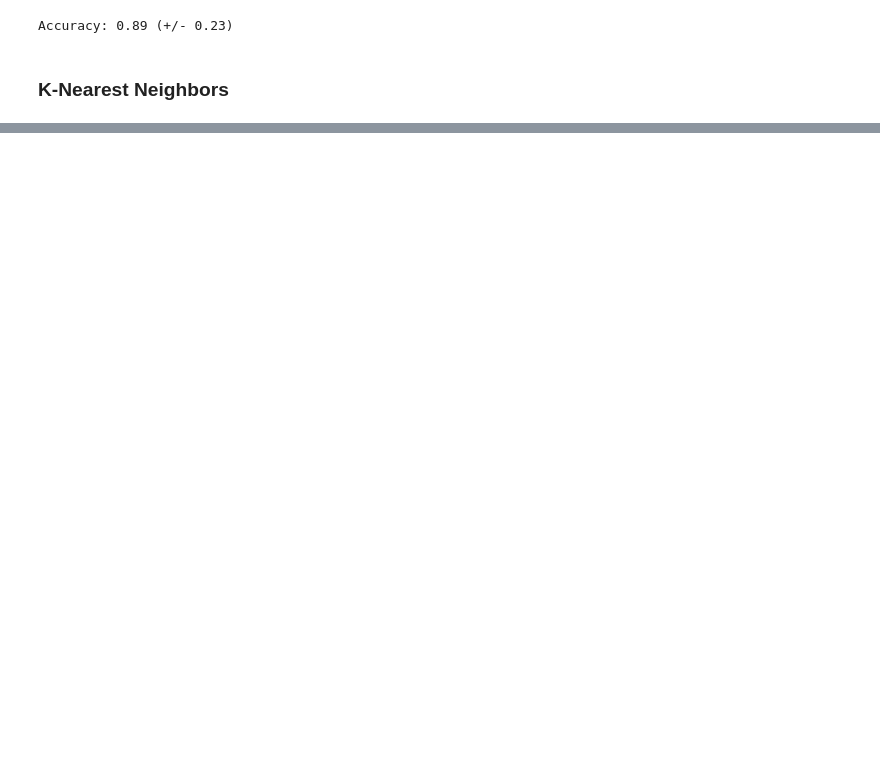
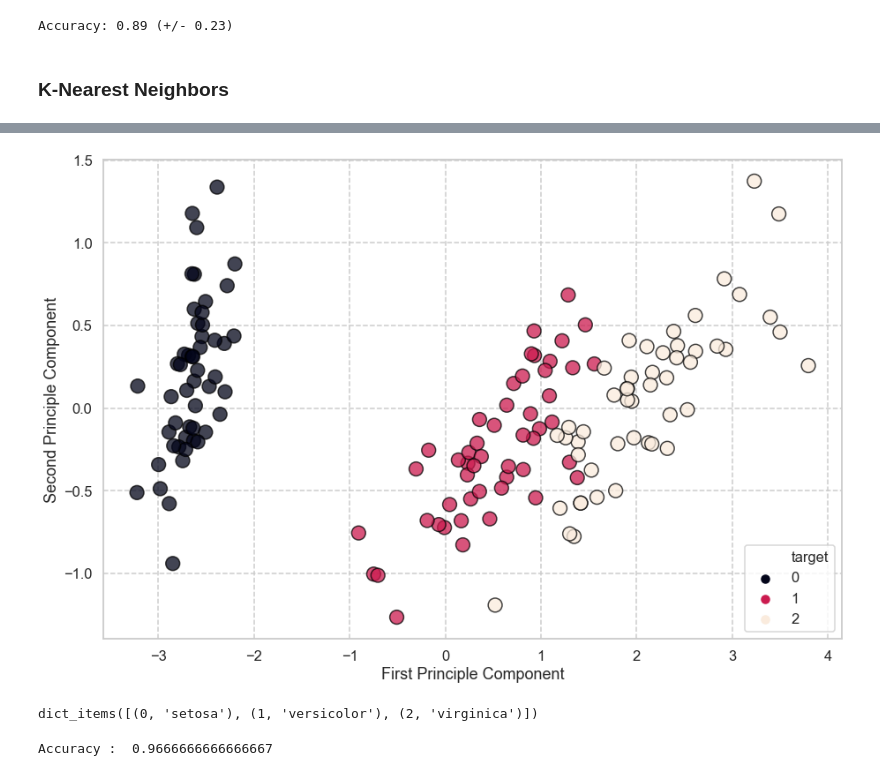
Before and after one commit to imdarshik/Datatrained, a Jupyter notebook: Machine Learning/Iris data classification.ipynb, the cells around one changed output, grey strips where cells are left out. Cells and saved outputs as stored; diff of their text form; code cells hidden in the pictures; blank space fills up the shorter version.

```diff
--- a/Machine Learning/Iris data classification.ipynb
+++ b/Machine Learning/Iris data classification.ipynb
@@ -359,0 +378,10 @@ plt.show()
+# %%
+plt.figure(figsize=(15,10))
+sns.scatterplot(data=d_new,x=0,y=1,hue='target',palette='rocket',edgecolor='k',linewidth=1.5,alpha=0.75,s=250)
+plt.xlabel('First Principle Component')
+plt.ylabel('Second Principle Component')
+plt.show()
+print({0:t_names[0],1:t_names[1],2:t_names[2]}.items())
+# %% [output]
+[figure, added]
+dict_items([(0, 'setosa'), (1, 'versicolor'), (2, 'virginica')])
@@ -359,0 +390,8 @@ plt.show()
+# %%
+svm = SVC()
+svm_model = svm.fit(x_train,y_train)
+pred = svm_model.predict(x_test)
+svm_acc = svm_model.score(x_test,y_test)
+print("Accuracy : ",svm_acc)
+# %% [output]
+Accuracy :  0.9666666666666667
```
Also changed, not shown: parts of 20 cells of this notebook.
